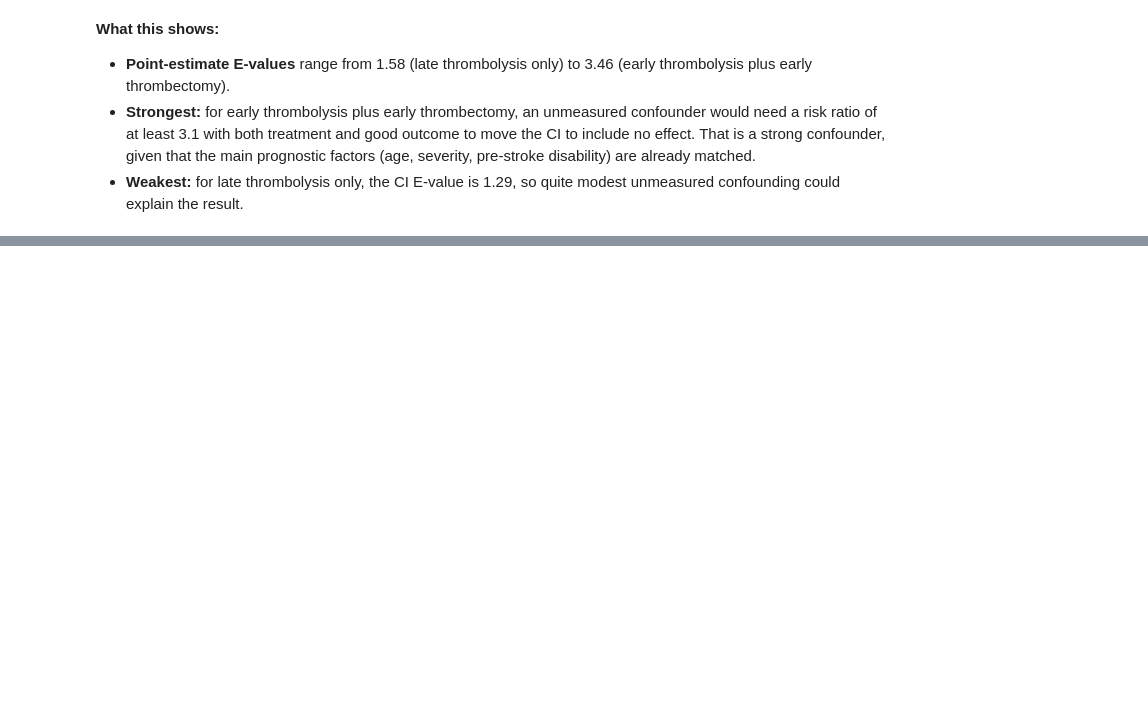
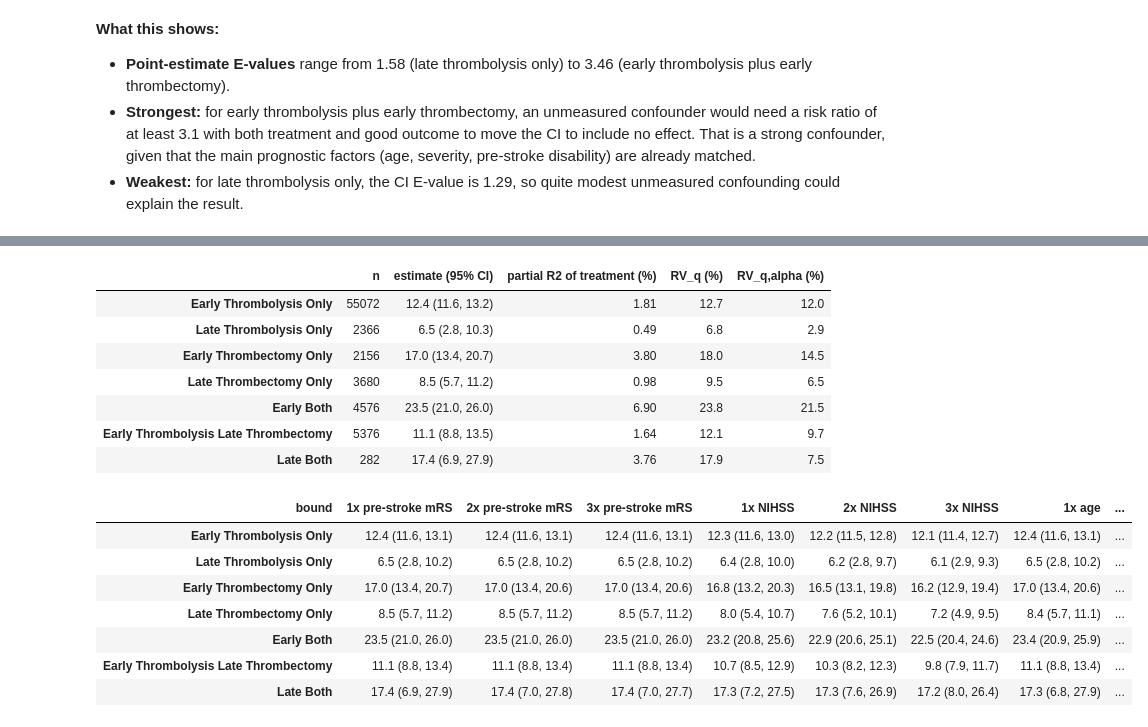
Before and after one commit to samuel-book/samuel-3, a Jupyter notebook: 4_target_trial_emulation/01_non_mild_thrombolysis_thrombectomy_target_trial_good_outcome.ipynb, the cells around one changed output, grey strips where cells are left out. Cells and saved outputs as stored; diff of their text form; code cells hidden in the pictures; blank space fills up the shorter version.

```diff
--- a/4_target_trial_emulation/01_non_mild_thrombolysis_thrombectomy_target_trial_good_outcome.ipynb
+++ b/4_target_trial_emulation/01_non_mild_thrombolysis_thrombectomy_target_trial_good_outcome.ipynb
@@ -1017,0 +1172,40 @@ ev_out.round(2)
+# %%
+# Linear probability model in each matched sample: good outcome ~ treated + baseline features.
+# Controls used more than once appear once per use, as in the primary analysis.
+SENS_BENCHMARKS = ["prior_disability", "stroke_severity", "age"]
+
+sens_rows, sens_bound_rows = [], []
+for strategy in GROUP_ORDER:
+    s = matched_samples[strategy]
+    df = pd.concat([s["treated"].assign(treated=1), s["untreated"].assign(treated=0)], ignore_index=True)
+    df = df[["outcome_target", "treated"] + BASELINE_FEATURES].apply(pd.to_numeric, errors="coerce").dropna()
+    lpm = sm.OLS(df["outcome_target"], sm.add_constant(df[["treated"] + BASELINE_FEATURES])).fit()
+    stats_row, bounds = sensemakr_analysis(lpm, "treated", SENS_BENCHMARKS)
+    sens_rows.append(stats_row.assign(treatment_group=strategy, n=len(df)))
+    sens_bound_rows.append(bounds.assign(treatment_group=strategy))
+
+sensemakr_stats = pd.concat(sens_rows).set_index("treatment_group")
+sensemakr_bounds = pd.concat(sens_bound_rows, ignore_index=True)
+sensemakr_stats.to_csv(f"{OUTPUT_DIR}/{prefix}_sensemakr.csv")
+sensemakr_bounds.to_csv(f"{OUTPUT_DIR}/{prefix}_sensemakr_bounds.csv", index=False)
+
+sensemakr_summary, sensemakr_bounds_table = format_sensemakr_tables(sensemakr_stats, sensemakr_bounds, GROUP_LABELS)
+display(sensemakr_summary)
+display(sensemakr_bounds_table)
+# %% [output]
+|  | n | estimate (95% CI) | partial R2 of treatment (%) | RV_q (%) | RV_q,alpha (%) |
+| Early Thrombolysis Only | 55072 | 12.4 (11.6, 13.2) | 1.81 | 12.7 | 12.0 |
+| Late Thrombolysis Only | 2366 | 6.5 (2.8, 10.3) | 0.49 | 6.8 | 2.9 |
+| Early Thrombectomy Only | 2156 | 17.0 (13.4, 20.7) | 3.80 | 18.0 | 14.5 |
+| Late Thrombectomy Only | 3680 | 8.5 (5.7, 11.2) | 0.98 | 9.5 | 6.5 |
+| Early Both | 4576 | 23.5 (21.0, 26.0) | 6.90 | 23.8 | 21.5 |
+| Early Thrombolysis Late Thrombectomy | 5376 | 11.1 (8.8, 13.5) | 1.64 | 12.1 | 9.7 |
+| Late Both | 282 | 17.4 (6.9, 27.9) | 3.76 | 17.9 | 7.5 |
+| bound | 1x pre-stroke mRS | 2x pre-stroke mRS | 3x pre-stroke mRS | 1x NIHSS | 2x NIHSS | 3x NIHSS | 1x age | ... |
+| Early Thrombolysis Only | 12.4 (11.6, 13.1) | 12.4 (11.6, 13.1) | 12.4 (11.6, 13.1) | 12.3 (11.6, 13.0) | 12.2 (11.5, 12.8) | 12.1 (11.4, 12.7) | 12.4 (11.6, 13.1) | ... |
+| Late Thrombolysis Only | 6.5 (2.8, 10.2) | 6.5 (2.8, 10.2) | 6.5 (2.8, 10.2) | 6.4 (2.8, 10.0) | 6.2 (2.8, 9.7) | 6.1 (2.9, 9.3) | 6.5 (2.8, 10.2) | ... |
+| Early Thrombectomy Only | 17.0 (13.4, 20.7) | 17.0 (13.4, 20.6) | 17.0 (13.4, 20.6) | 16.8 (13.2, 20.3) | 16.5 (13.1, 19.8) | 16.2 (12.9, 19.4) | 17.0 (13.4, 20.6) | ... |
+| Late Thrombectomy Only | 8.5 (5.7, 11.2) | 8.5 (5.7, 11.2) | 8.5 (5.7, 11.2) | 8.0 (5.4, 10.7) | 7.6 (5.2, 10.1) | 7.2 (4.9, 9.5) | 8.4 (5.7, 11.1) | ... |
+| Early Both | 23.5 (21.0, 26.0) | 23.5 (21.0, 26.0) | 23.5 (21.0, 26.0) | 23.2 (20.8, 25.6) | 22.9 (20.6, 25.1) | 22.5 (20.4, 24.6) | 23.4 (20.9, 25.9) | ... |
+| Early Thrombolysis Late Thrombectomy | 11.1 (8.8, 13.4) | 11.1 (8.8, 13.4) | 11.1 (8.8, 13.4) | 10.7 (8.5, 12.9) | 10.3 (8.2, 12.3) | 9.8 (7.9, 11.7) | 11.1 (8.8, 13.4) | ... |
+| Late Both | 17.4 (6.9, 27.9) | 17.4 (7.0, 27.8) | 17.4 (7.0, 27.7) | 17.3 (7.2, 27.5) | 17.3 (7.6, 26.9) | 17.2 (8.0, 26.4) | 17.3 (6.8, 27.9) | ... |
```
Also changed, not shown: parts of 5 cells of this notebook, 3 other files.
